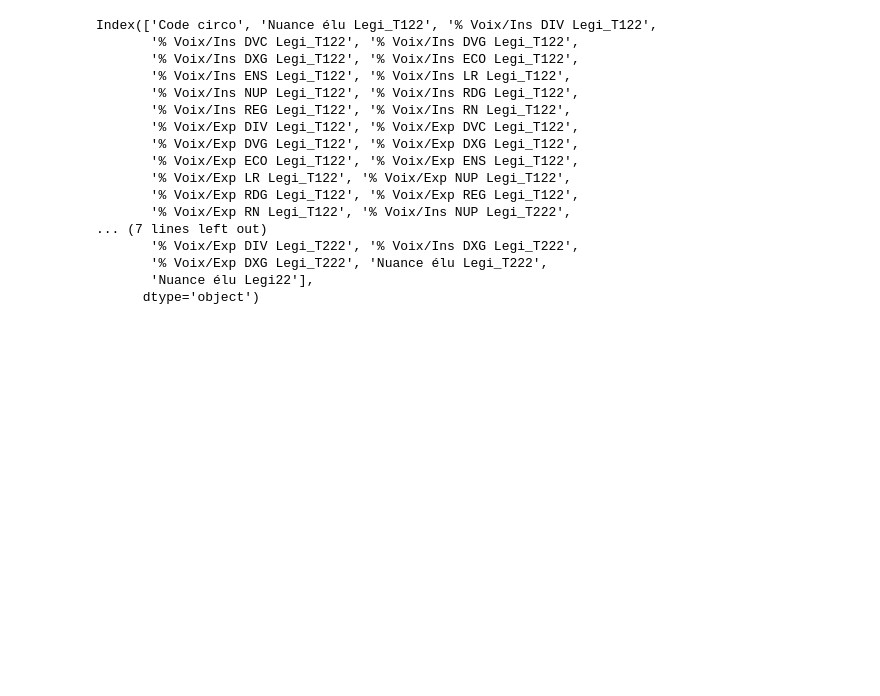
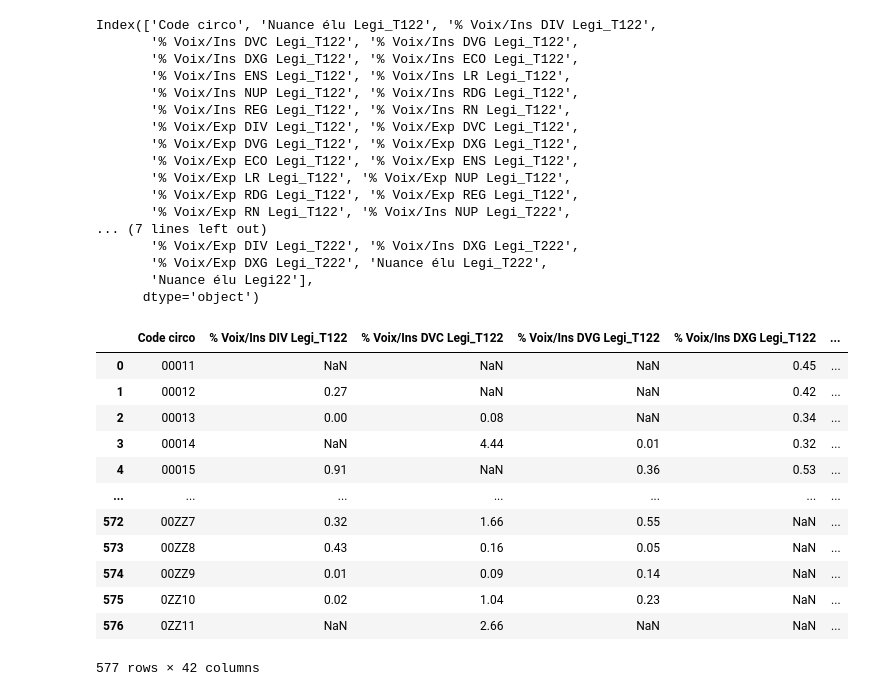
Before and after one commit to jmeynent/RisqueRNAnalyse, a Jupyter notebook: Formatage.ipynb, the cells around one changed output. Drawn from its saved outputs; the diff is of its cells as text; code cells hidden in the pictures; blank space fills up the shorter version.

```diff
--- a/Formatage.ipynb
+++ b/Formatage.ipynb
@@ -1071,3 +1071,20 @@ Index(['Code circo', 'Nuance élu Legi_T122', '% Voix/Ins DIV Legi_T122',
        '% Voix/Exp DXG Legi_T222', 'Nuance élu Legi_T222',
        'Nuance élu Legi22'],
       dtype='object')
+# %%
+merged_df = merged_df.drop(['Nuance élu Legi_T122', 'Nuance élu Legi_T222'], axis=1)
+merged_df
+# %% [output]
+|  | Code circo | % Voix/Ins DIV Legi_T122 | % Voix/Ins DVC Legi_T122 | % Voix/Ins DVG Legi_T122 | % Voix/Ins DXG Legi_T122 | ... |
+| 0 | 00011 | NaN | NaN | NaN | 0.45 | ... |
+| 1 | 00012 | 0.27 | NaN | NaN | 0.42 | ... |
+| 2 | 00013 | 0.00 | 0.08 | NaN | 0.34 | ... |
+| 3 | 00014 | NaN | 4.44 | 0.01 | 0.32 | ... |
+| 4 | 00015 | 0.91 | NaN | 0.36 | 0.53 | ... |
+| ... | ... | ... | ... | ... | ... | ... |
+| 572 | 00ZZ7 | 0.32 | 1.66 | 0.55 | NaN | ... |
+| 573 | 00ZZ8 | 0.43 | 0.16 | 0.05 | NaN | ... |
+| 574 | 00ZZ9 | 0.01 | 0.09 | 0.14 | NaN | ... |
+| 575 | 0ZZ10 | 0.02 | 1.04 | 0.23 | NaN | ... |
+| 576 | 0ZZ11 | NaN | 2.66 | NaN | NaN | ... |
+577 rows × 42 columns
```
Also changed, not shown: parts of 1 cell of this notebook.
